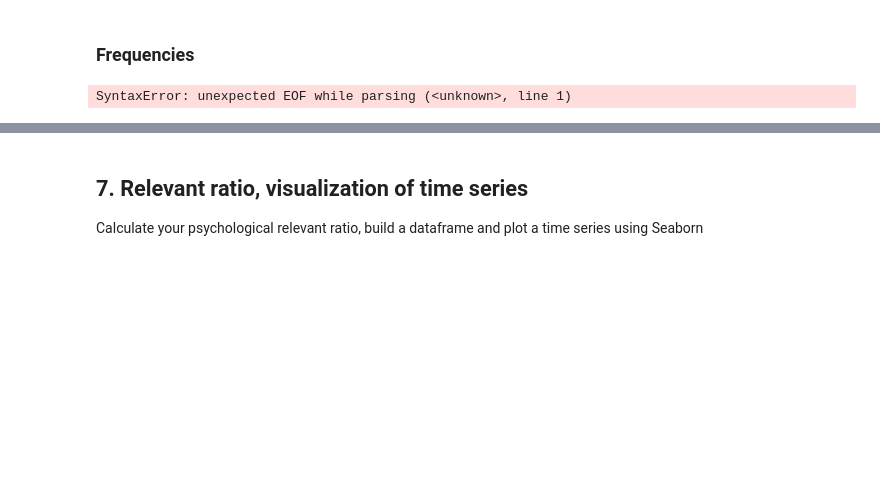
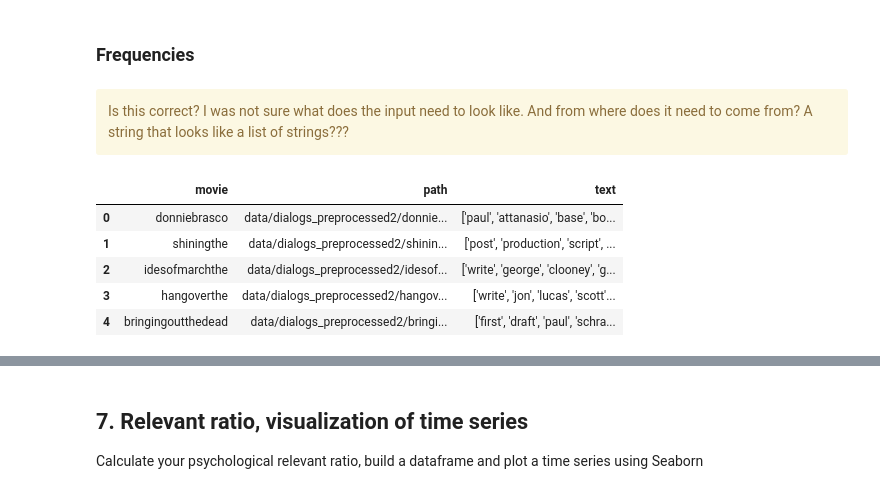
Before and after one commit to dominikpegler/computational-social-sciences, a Jupyter notebook: assignments/Assignment 3 - Diachronic analysis of movie dialogues.ipynb, the cells around one changed output, grey strips where cells are left out. Cells and saved outputs as stored; diff of their text form; code cells hidden in the pictures; blank space fills up the shorter version.

```diff
--- a/assignments/Assignment 3 - Diachronic analysis of movie dialogues.ipynb
+++ b/assignments/Assignment 3 - Diachronic analysis of movie dialogues.ipynb
@@ -652,7 +643,27 @@ irritation = ctrl_final_list
 list_of_categories = [hope, irritation]
 # %% [markdown]
 ### Frequencies
-# %%
-compute_frequencies(" ".join(word2vec_input[0]), list_of_categories)
-# %% [output]
-SyntaxError: unexpected EOF while parsing (<unknown>, line 1)
+# %% [markdown]
+<div class="alert alert-warning">Is this correct? I was not sure what does the input need to look like. And from where does it need to come from? A string that looks like a list of strings???</div>
+# %%
+df = pd.DataFrame(glob(data_path + "/*.txt"), columns=["movie"])
+df["path"] = df["movie"]
+df["movie"] = (
+    df["movie"]
+    .str.replace("^" + data_path, "", regex=True)
+    .str.replace("_dialog.txt$", "", regex=True)
+)
+
+
+df["text"] = df["path"].apply(lambda path: open(path, encoding="utf-8").read())
+df["text"] = df["text"].apply(lambda raw_txt: preprocessing(raw_txt))
+df["text"] = df["text"].apply(lambda txt: str(txt.split(" ")))
+
+df.head()
+# %% [output]
+|  | movie | path | text |
+| 0 | donniebrasco | data/dialogs_preprocessed2/donnie... | ['paul', 'attanasio', 'base', 'bo... |
+| 1 | shiningthe | data/dialogs_preprocessed2/shinin... | ['post', 'production', 'script', ... |
+| 2 | idesofmarchthe | data/dialogs_preprocessed2/idesof... | ['write', 'george', 'clooney', 'g... |
+| 3 | hangoverthe | data/dialogs_preprocessed2/hangov... | ['write', 'jon', 'lucas', 'scott'... |
+| 4 | bringingoutthedead | data/dialogs_preprocessed2/bringi... | ['first', 'draft', 'paul', 'schra... |
```
Also changed, not shown: parts of 10 cells of this notebook.
